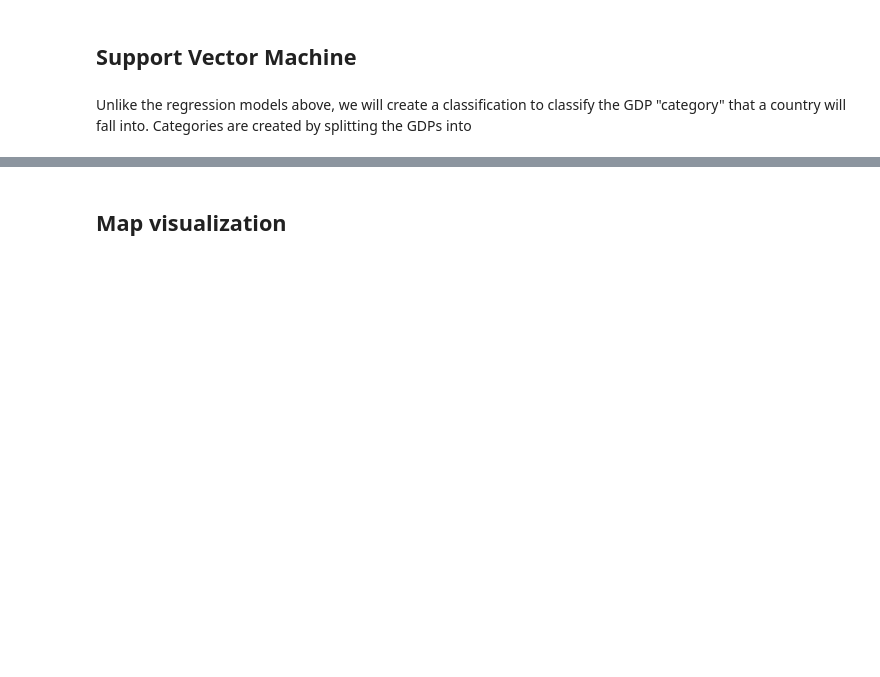
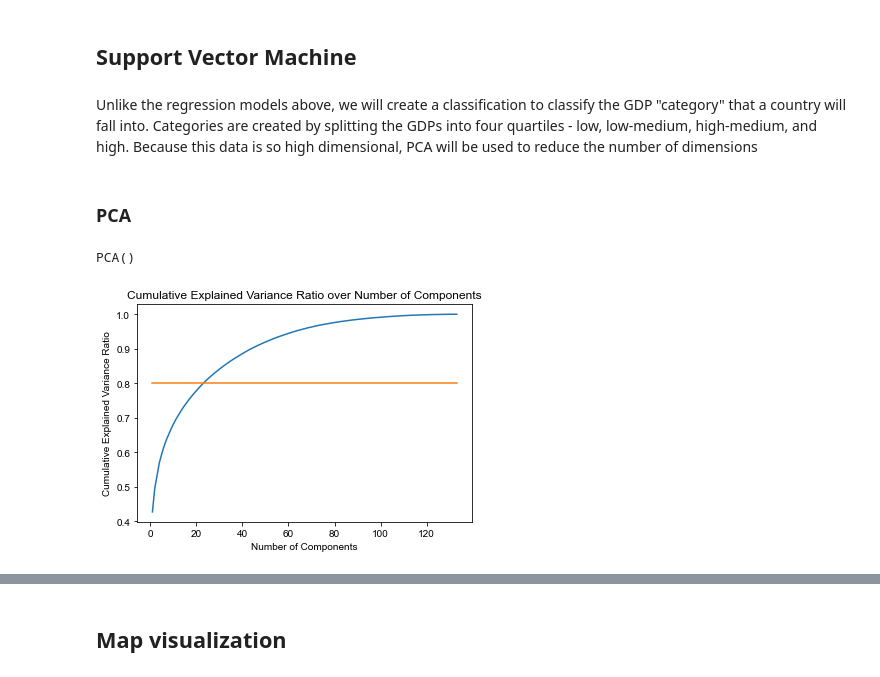
Before and after one commit to aishwaryabsk/GDP_Health_Analysis, a Jupyter notebook: GDP_Health_Analysis.ipynb, the cells around one changed output, grey strips where cells are left out. Cells and saved outputs as stored; diff of their text form; code cells hidden in the pictures; blank space fills up the shorter version.

```diff
--- a/GDP_Health_Analysis.ipynb
+++ b/GDP_Health_Analysis.ipynb
@@ -570,4 +566,30 @@ import sklearn
 # %% [markdown]
 ## Support Vector Machine
 # %% [markdown]
-Unlike the regression models above, we will create a classification to classify the GDP "category" that a country will fall into. Categories are created by splitting the GDPs into
+Unlike the regression models above, we will create a classification to classify the GDP "category" that a country will fall into. Categories are created by splitting the GDPs into four quartiles - low, low-medium, high-medium, and high. Because this data is so high dimensional, PCA will be used to reduce the number of dimensions
+# %% [markdown]
+### PCA
+# %%
+from sklearn.preprocessing import StandardScaler
+from sklearn.decomposition import PCA
+
+scaler = StandardScaler()
+X_train_scale = scaler.fit_transform(X_train_imputed)
+X_test_scale = scaler.transform(X_test_imputed)
+
+# TO-DO: Instantiate and Fit PCA
+pca = PCA()
+pca.fit(X_train_scale)
+# %% [output]
+PCA()
+# %%
+explained_variance_ratios=pca.explained_variance_ratio_
+cum_evr = np.cumsum(explained_variance_ratios)
+# %%
+plot=sns.lineplot(x = [x for x in range(1,len(cum_evr)+1)], y=cum_evr)
+plot2=sns.lineplot(x = [x for x in range(1,len(cum_evr)+1)], y = [0.8 for y in range(len(cum_evr))])
+plot.set(xlabel ="Number of Components", ylabel = "Cumulative Explained Variance Ratio", title ='Cumulative Explained Variance Ratio over Number of Components')
+
+sns.set(rc={'figure.figsize':(8,6)})
+# %% [output]
+[figure, added]
```
Also changed, not shown: parts of 7 cells of this notebook.
